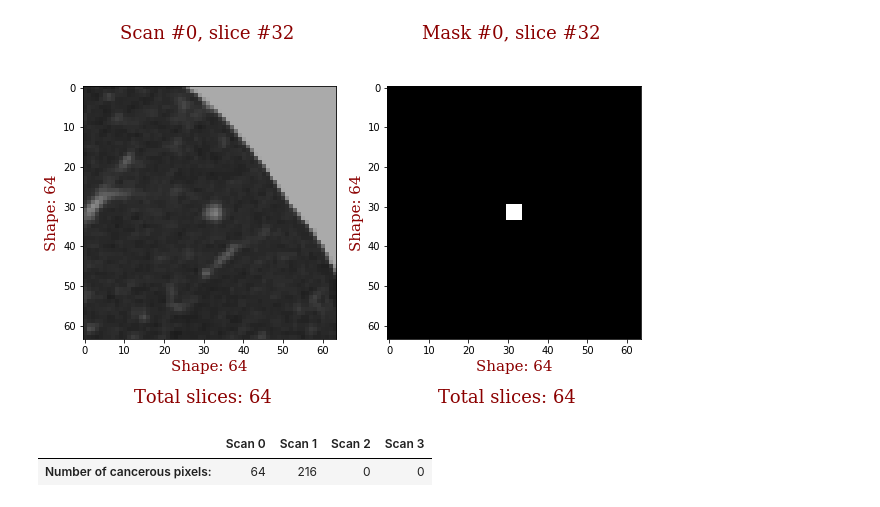
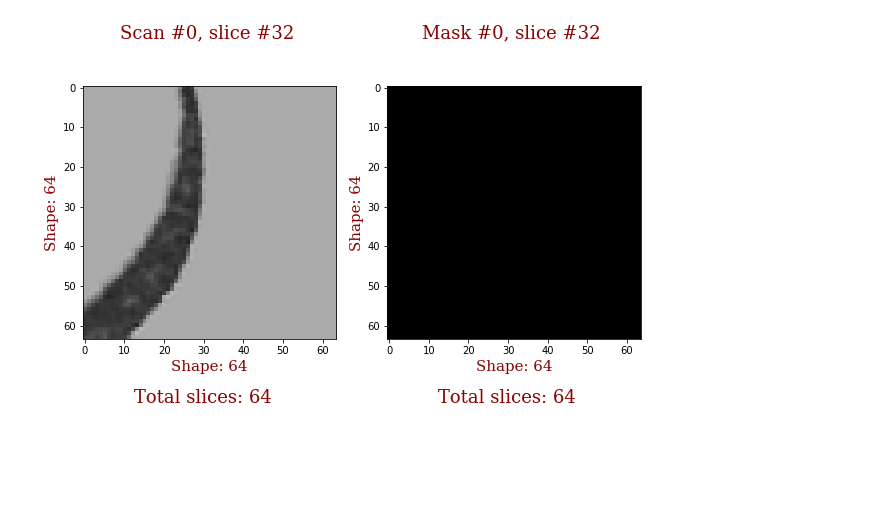
Before and after one commit to pdespres/jfr-lung-challenge, a Jupyter notebook: pp step2 training cubes.ipynb, the cells around one changed output. Cells and saved outputs as stored; diff of their text form; code cells hidden in the pictures; blank space fills up the shorter version.

```diff
--- a/pp step2 training cubes.ipynb
+++ b/pp step2 training cubes.ipynb
@@ -32,12 +48,14 @@ filelist = [f.split('_label.npy')[0] for f in os.listdir(PATH_TO_FOLDER) if f.en
 
 columns_df = ['coordZ', 'coordY', 'coordX', 'diameter_mm', 'seriesuid']
 columns_temp = ['coordZ', 'coordY', 'coordX', 'diameter_mm']
-nodules_df = pd.DataFrame([], columns=columns_new)
+nodules_df = pd.DataFrame([], columns=columns_temp)
 
 for file in filelist:
-    annot = np.load(os.path.join(PATH_TO_FOLDER, file + '_label.npy'))
-    temp = pd.DataFrame(annot, columns=columns_temp)
-    temp['seriesuid'] = file
-    nodules_df = pd.concat([nodules_df, temp])
+    annot = np.load(os.path.join(PATH_TO_FOLDER, file + '_label.npy'), allow_pickle=True)
+    if not np.all(annot == [[0,0,0,0]]):
+        temp = pd.DataFrame(annot, columns=columns_temp)
+        temp['seriesuid'] = file
+        nodules_df = pd.concat([nodules_df, temp])
 print(len(nodules_df))
+print(nodules_df.head())
 # %% [output]
@@ -49,0 +76,11 @@ preprocessing = (Pipeline()
+# %%
+SHAPE = (378, 397, 400)
+np.random.seed(42)
+
+preprocessing = (Pipeline()
+                .load(fmt='raw')
+                .fetch_nodules_info(nodules_df)
+                .create_mask()
+                .unify_spacing(spacing=(1.,1.,1.), shape=SHAPE)
+                .rotate(angle=90, axes=(1,2), random=True)
+                .sample_nodules(batch_size=None, nodule_size=(64, 64, 64), share=(1), variance=(36,36,36)))
@@ -50,2 +89,3 @@ preprocessing = (Pipeline()
 # %%
-batch = (lunaset >> preprocessing).next_batch(1, shuffle=False)
+batch_crops = (lunaset >> preprocessing).next_batch(2, shuffle=False)
+num_of_cancerous_pixels(batch_crops)
@@ -60,3 +93,0 @@ crops_sampling_pipeline = preprocessing.sample_nodules(batch_size=4, nodule_size
-# %%
-np.random.seed(42)
-batch_crops = (lunaset >> crops_sampling_pipeline).next_batch(2, shuffle=False)
@@ -69,9 +104,4 @@ get_nodules_pixel_coords(batch_crops)
 # %%
-show_slices(batch_crops, 0, 32, components=['images', 'masks'], clims=[(0, 255), (0, 1)], grid=False)
+show_slices(batch_crops, [0, 0], 32, components=['images', 'masks'], clims=[(0, 255), (0, 1)], grid=False)
 # %% [output]
-[figure, old version]
+[figure, new version]
-# %%
-num_of_cancerous_pixels(batch_crops)
-# %% [output]
-|  | Scan 0 | Scan 1 | Scan 2 | Scan 3 |
-| Number of cancerous pixels: | 64 | 216 | 0 | 0 |
```
Also changed, not shown: parts of 10 cells of this notebook, 5 other files.
